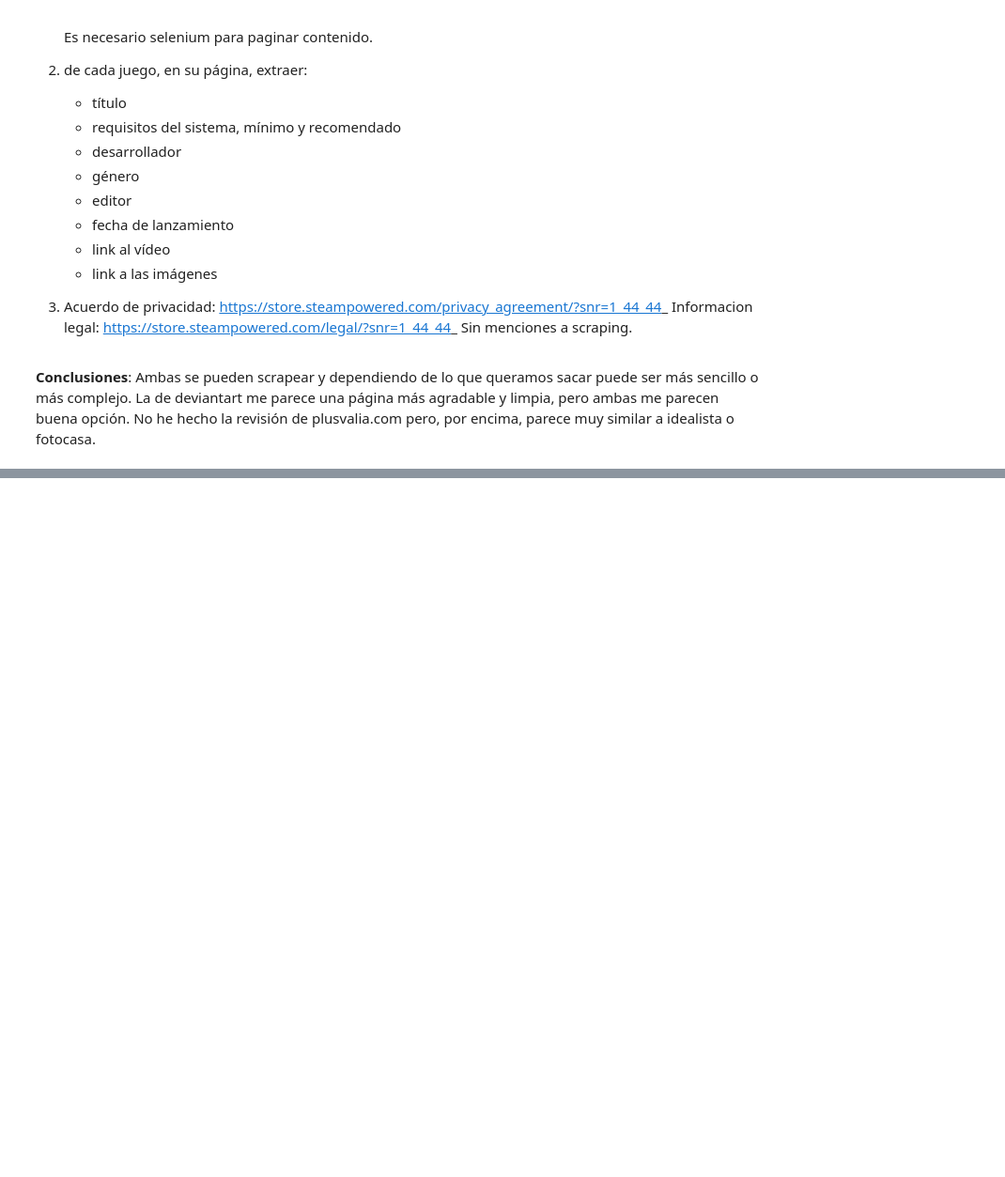
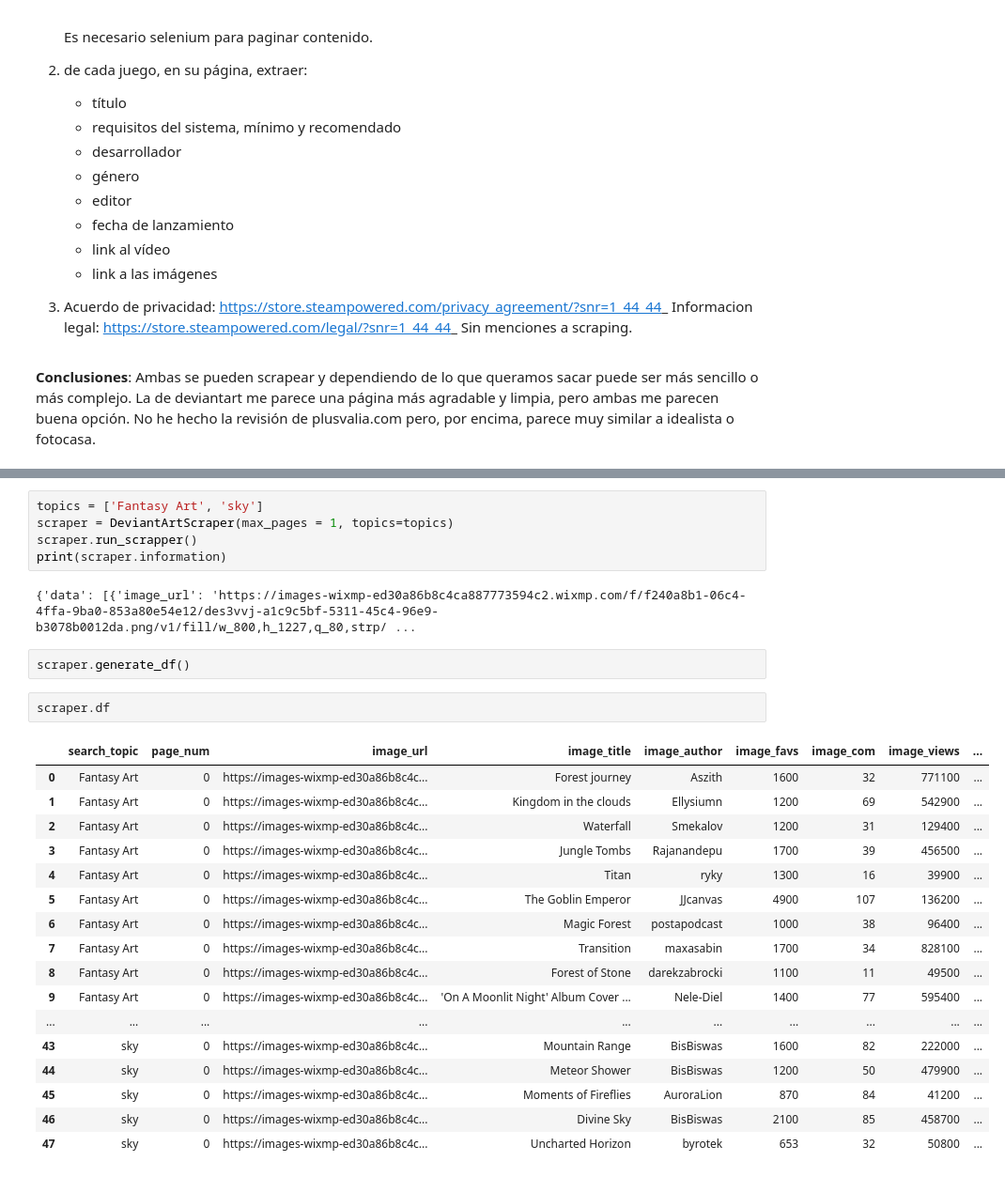
Before and after one commit to EstebanBraganza77/Web-Scrapping-Practica1, a Jupyter notebook: source/pruebas.ipynb, the cells around one changed output, grey strips where cells are left out. Shown at 94% size. Saved outputs shown, nothing was run; the diff lists cells and outputs as text; blank space fills up the shorter version.

```diff
--- a/source/pruebas.ipynb
+++ b/source/pruebas.ipynb
@@ -56,0 +198,29 @@ Ambas se pueden scrapear y dependiendo de lo que queramos sacar puede ser más s
+# %%
+topics = ['Fantasy Art', 'sky']
+scraper = DeviantArtScraper(max_pages = 1, topics=topics)
+scraper.run_scrapper()
+print(scraper.information)
+# %% [output]
+{'data': [{'image_url': 'https://images-wixmp-ed30a86b8c4ca887773594c2.wixmp.com/f/f240a8b1-06c4-4ffa-9ba0-853a80e54e12/des3vvj-a1c9c5bf-5311-45c4-96e9-b3078b0012da.png/v1/fill/w_800,h_1227,q_80,strp/ ...
+# %%
+scraper.generate_df()
+# %%
+scraper.df
+# %% [output]
+|  | search_topic | page_num | image_url | image_title | image_author | image_favs | image_com | image_views | ... |
+| 0 | Fantasy Art | 0 | https://images-wixmp-ed30a86b8c4c... | Forest journey | Aszith | 1600 | 32 | 771100 | ... |
+| 1 | Fantasy Art | 0 | https://images-wixmp-ed30a86b8c4c... | Kingdom in the clouds | Ellysiumn | 1200 | 69 | 542900 | ... |
+| 2 | Fantasy Art | 0 | https://images-wixmp-ed30a86b8c4c... | Waterfall | Smekalov | 1200 | 31 | 129400 | ... |
+| 3 | Fantasy Art | 0 | https://images-wixmp-ed30a86b8c4c... | Jungle Tombs | Rajanandepu | 1700 | 39 | 456500 | ... |
+| 4 | Fantasy Art | 0 | https://images-wixmp-ed30a86b8c4c... | Titan | ryky | 1300 | 16 | 39900 | ... |
+| 5 | Fantasy Art | 0 | https://images-wixmp-ed30a86b8c4c... | The Goblin Emperor | JJcanvas | 4900 | 107 | 136200 | ... |
+| 6 | Fantasy Art | 0 | https://images-wixmp-ed30a86b8c4c... | Magic Forest | postapodcast | 1000 | 38 | 96400 | ... |
+| 7 | Fantasy Art | 0 | https://images-wixmp-ed30a86b8c4c... | Transition | maxasabin | 1700 | 34 | 828100 | ... |
+| 8 | Fantasy Art | 0 | https://images-wixmp-ed30a86b8c4c... | Forest of Stone | darekzabrocki | 1100 | 11 | 49500 | ... |
+| 9 | Fantasy Art | 0 | https://images-wixmp-ed30a86b8c4c... | 'On A Moonlit Night' Album Cover ... | Nele-Diel | 1400 | 77 | 595400 | ... |
+| ... | ... | ... | ... | ... | ... | ... | ... | ... | ... |
+| 43 | sky | 0 | https://images-wixmp-ed30a86b8c4c... | Mountain Range | BisBiswas | 1600 | 82 | 222000 | ... |
+| 44 | sky | 0 | https://images-wixmp-ed30a86b8c4c... | Meteor Shower | BisBiswas | 1200 | 50 | 479900 | ... |
+| 45 | sky | 0 | https://images-wixmp-ed30a86b8c4c... | Moments of Fireflies | AuroraLion | 870 | 84 | 41200 | ... |
+| 46 | sky | 0 | https://images-wixmp-ed30a86b8c4c... | Divine Sky | BisBiswas | 2100 | 85 | 458700 | ... |
+| 47 | sky | 0 | https://images-wixmp-ed30a86b8c4c... | Uncharted Horizon | byrotek | 653 | 32 | 50800 | ... |
```
Also changed, not shown: parts of 3 cells of this notebook, 2 other files.
